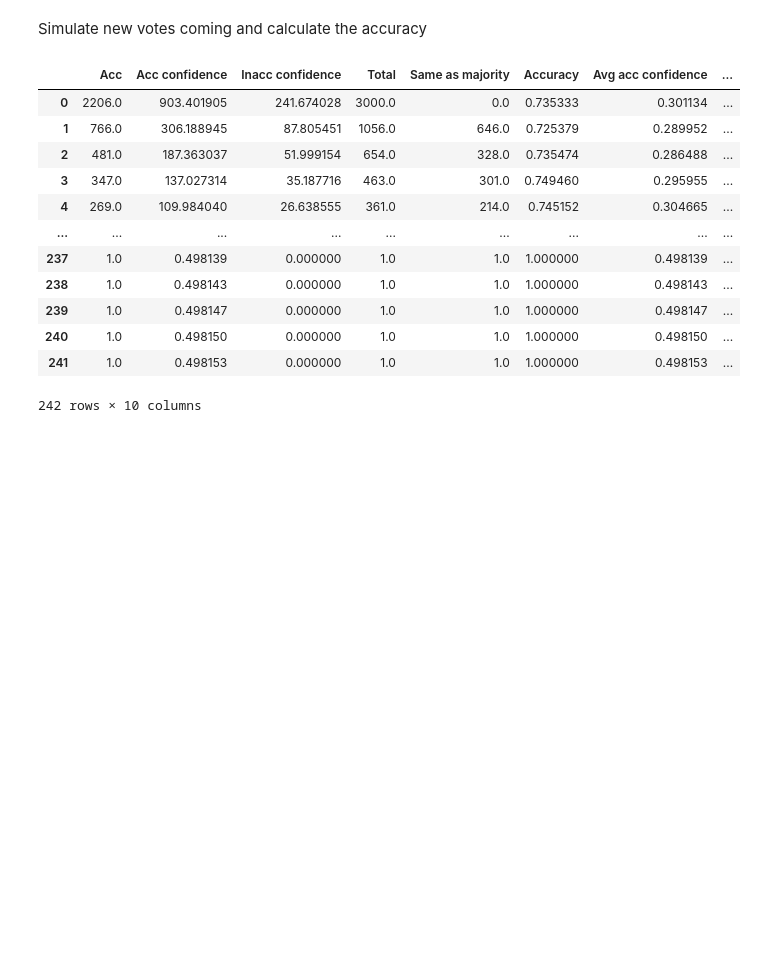
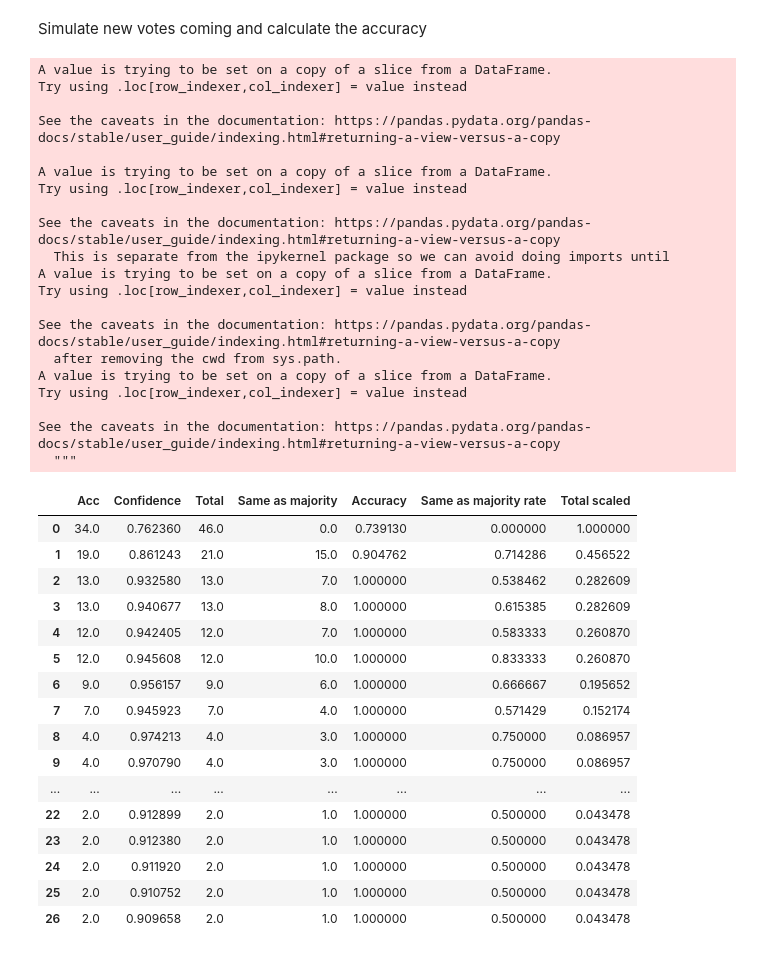
Before and after one commit to StanfordHCI/Curation-Modeling, a Jupyter notebook: sim_new_votes.ipynb, the cells around one changed output. Saved outputs shown, nothing was run; the diff lists cells and outputs as text; code cells hidden in the pictures; blank space fills up the shorter version.

```diff
--- a/sim_new_votes.ipynb
+++ b/sim_new_votes.ipynb
@@ -153,7 +150,7 @@ from tqdm import tqdm
 test_submissions = list(set(test_data["SUBMISSION_ID"]))
 max_voted_users = 1000
 xlim = 50
-peer_votes_num_acc_df = pd.DataFrame(np.zeros((max_voted_users + 1,5)), columns=['Acc', 'Acc confidence', 'Inacc confidence', 'Total', "Same as majority"])
+peer_votes_num_acc_df = pd.DataFrame(np.zeros((max_voted_users + 1,4)), columns=['Acc', 'Confidence', 'Total', "Same as majority"])
 model = model.to(model.device)
 assert len(peer_votes_num_acc_df) == 1001
 # %%
@@ -193,25 +190,48 @@ for submission_id in tqdm(test_submissions[2000:3000]):
 # %%
 peer_votes_num_acc_df = peer_votes_num_acc_df[peer_votes_num_acc_df["Total"] > 0]
 peer_votes_num_acc_df["Accuracy"] = peer_votes_num_acc_df["Acc"]/peer_votes_num_acc_df["Total"]
-peer_votes_num_acc_df["Avg acc confidence"] = peer_votes_num_acc_df["Acc confidence"]/peer_votes_num_acc_df["Total"]
-peer_votes_num_acc_df["Avg inacc confidence"] = peer_votes_num_acc_df["Inacc confidence"]/peer_votes_num_acc_df["Total"]
+peer_votes_num_acc_df["Confidence"] = peer_votes_num_acc_df["Confidence"]/peer_votes_num_acc_df["Total"]
 peer_votes_num_acc_df["Same as majority rate"] = peer_votes_num_acc_df["Same as majority"]/peer_votes_num_acc_df["Total"]
 peer_votes_num_acc_df["Total scaled"] = peer_votes_num_acc_df["Total"]/max(peer_votes_num_acc_df["Total"])
 peer_votes_num_acc_df
 # %% [output]
+A value is trying to be set on a copy of a slice from a DataFrame.
+Try using .loc[row_indexer,col_indexer] = value instead
+
+See the caveats in the documentation: https://pandas.pydata.org/pandas-docs/stable/user_guide/indexing.html#returning-a-view-versus-a-copy
+
+A value is trying to be set on a copy of a slice from a DataFrame.
+Try using .loc[row_indexer,col_indexer] = value instead
+
+See the caveats in the documentation: https://pandas.pydata.org/pandas-docs/stable/user_guide/indexing.html#returning-a-view-versus-a-copy
+  This is separate from the ipykernel package so we can avoid doing imports until
+A value is trying to be set on a copy of a slice from a DataFrame.
+Try using .loc[row_indexer,col_indexer] = value instead
+
+See the caveats in the documentation: https://pandas.pydata.org/pandas-docs/stable/user_guide/indexing.html#returning-a-view-versus-a-copy
+  after removing the cwd from sys.path.
+A value is trying to be set on a copy of a slice from a DataFrame.
+Try using .loc[row_indexer,col_indexer] = value instead
+
+See the caveats in the documentation: https://pandas.pydata.org/pandas-docs/stable/user_guide/indexing.html#returning-a-view-versus-a-copy
+  """
-|  | Acc | Acc confidence | Inacc confidence | Total | Same as majority | Accuracy | Avg acc confidence | ... |
-| 0 | 2206.0 | 903.401905 | 241.674028 | 3000.0 | 0.0 | 0.735333 | 0.301134 | ... |
-| 1 | 766.0 | 306.188945 | 87.805451 | 1056.0 | 646.0 | 0.725379 | 0.289952 | ... |
-| 2 | 481.0 | 187.363037 | 51.999154 | 654.0 | 328.0 | 0.735474 | 0.286488 | ... |
-| 3 | 347.0 | 137.027314 | 35.187716 | 463.0 | 301.0 | 0.749460 | 0.295955 | ... |
-| 4 | 269.0 | 109.984040 | 26.638555 | 361.0 | 214.0 | 0.745152 | 0.304665 | ... |
-| ... | ... | ... | ... | ... | ... | ... | ... | ... |
-| 237 | 1.0 | 0.498139 | 0.000000 | 1.0 | 1.0 | 1.000000 | 0.498139 | ... |
-| 238 | 1.0 | 0.498143 | 0.000000 | 1.0 | 1.0 | 1.000000 | 0.498143 | ... |
-| 239 | 1.0 | 0.498147 | 0.000000 | 1.0 | 1.0 | 1.000000 | 0.498147 | ... |
-| 240 | 1.0 | 0.498150 | 0.000000 | 1.0 | 1.0 | 1.000000 | 0.498150 | ... |
-| 241 | 1.0 | 0.498153 | 0.000000 | 1.0 | 1.0 | 1.000000 | 0.498153 | ... |
+|  | Acc | Confidence | Total | Same as majority | Accuracy | Same as majority rate | Total scaled |
+| 0 | 34.0 | 0.762360 | 46.0 | 0.0 | 0.739130 | 0.000000 | 1.000000 |
+| 1 | 19.0 | 0.861243 | 21.0 | 15.0 | 0.904762 | 0.714286 | 0.456522 |
+| 2 | 13.0 | 0.932580 | 13.0 | 7.0 | 1.000000 | 0.538462 | 0.282609 |
+| 3 | 13.0 | 0.940677 | 13.0 | 8.0 | 1.000000 | 0.615385 | 0.282609 |
+| 4 | 12.0 | 0.942405 | 12.0 | 7.0 | 1.000000 | 0.583333 | 0.260870 |
+| 5 | 12.0 | 0.945608 | 12.0 | 10.0 | 1.000000 | 0.833333 | 0.260870 |
+| 6 | 9.0 | 0.956157 | 9.0 | 6.0 | 1.000000 | 0.666667 | 0.195652 |
+| 7 | 7.0 | 0.945923 | 7.0 | 4.0 | 1.000000 | 0.571429 | 0.152174 |
+| 8 | 4.0 | 0.974213 | 4.0 | 3.0 | 1.000000 | 0.750000 | 0.086957 |
+| 9 | 4.0 | 0.970790 | 4.0 | 3.0 | 1.000000 | 0.750000 | 0.086957 |
+| ... | ... | ... | ... | ... | ... | ... | ... |
+| 22 | 2.0 | 0.912899 | 2.0 | 1.0 | 1.000000 | 0.500000 | 0.043478 |
+| 23 | 2.0 | 0.912380 | 2.0 | 1.0 | 1.000000 | 0.500000 | 0.043478 |
+| 24 | 2.0 | 0.911920 | 2.0 | 1.0 | 1.000000 | 0.500000 | 0.043478 |
+| 25 | 2.0 | 0.910752 | 2.0 | 1.0 | 1.000000 | 0.500000 | 0.043478 |
+| 26 | 2.0 | 0.909658 | 2.0 | 1.0 | 1.000000 | 0.500000 | 0.043478 |
-242 rows × 10 columns
 # %%
 def convert_df_to_dict(df: pd.DataFrame):
     return {x:list(df[x]) for x in df}
```
Also changed, not shown: parts of 11 cells of this notebook, 5 other files.
